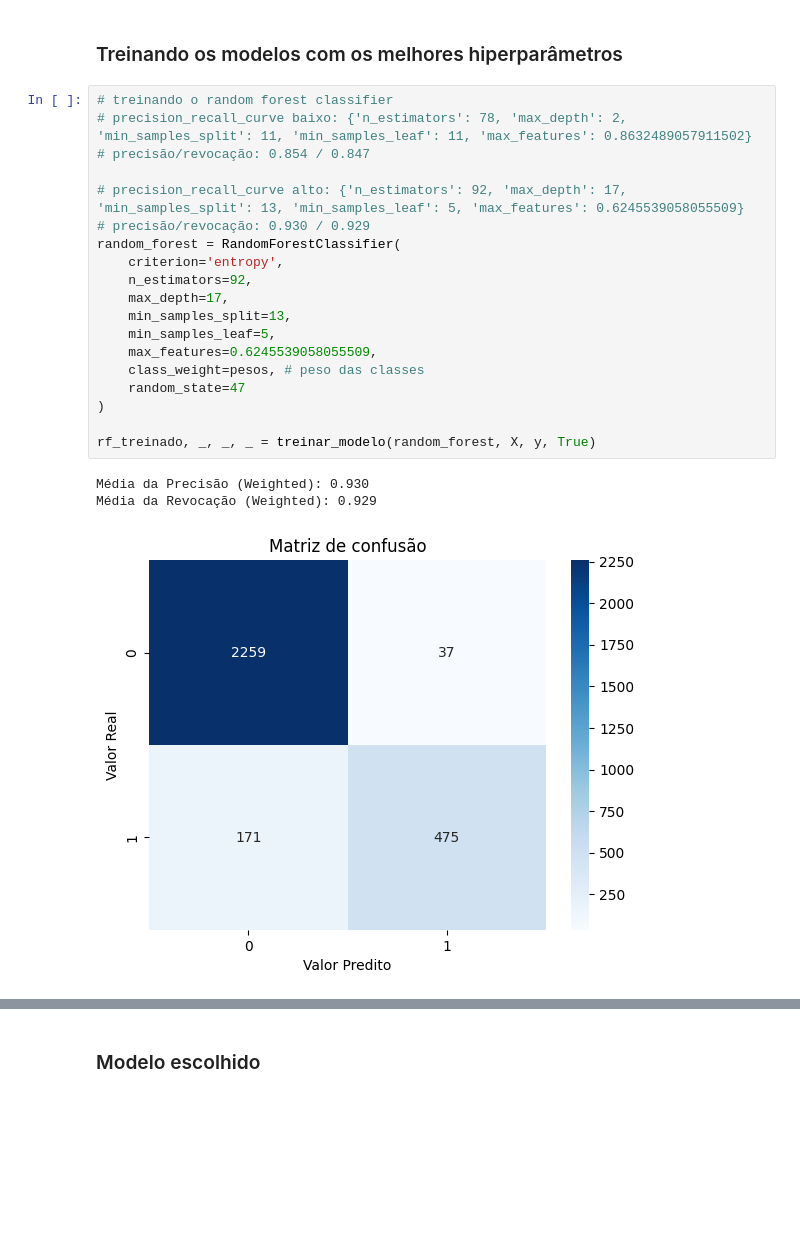
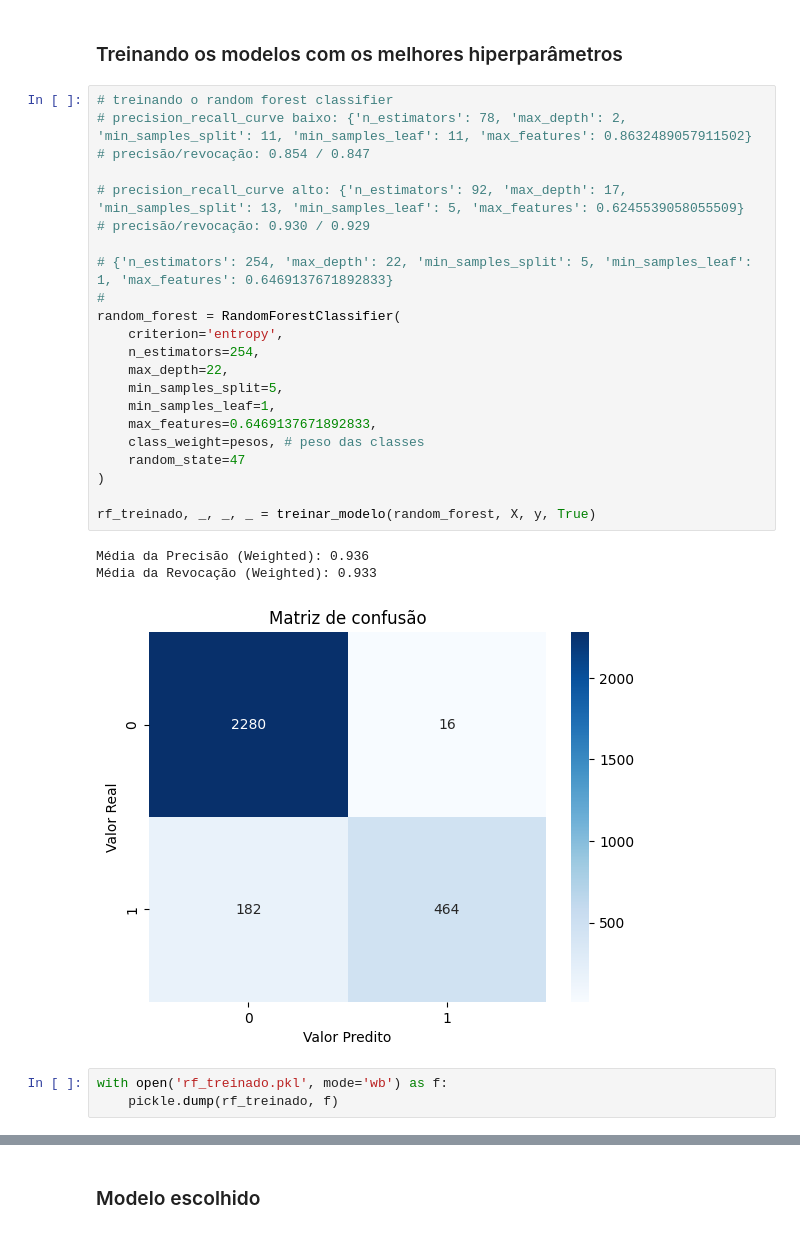
Before and after one commit to GBibiano/risco-credito, a Jupyter notebook: modelagem.ipynb, the cells around one changed output, grey strips where cells are left out. Cells and saved outputs as stored; diff of their text form; blank space fills up the shorter version.

```diff
--- a/modelagem.ipynb
+++ b/modelagem.ipynb
@@ -499,26 +520,32 @@ Melhores hiperparâmetros:  {'n_estimators': 108, 'max_depth': 14, 'learning_rat
 # %%
 # treinando o random forest classifier
 # precision_recall_curve baixo: {'n_estimators': 78, 'max_depth': 2, 'min_samples_split': 11, 'min_samples_leaf': 11, 'max_features': 0.8632489057911502}
 # precisão/revocação: 0.854 / 0.847
 
 # precision_recall_curve alto: {'n_estimators': 92, 'max_depth': 17, 'min_samples_split': 13, 'min_samples_leaf': 5, 'max_features': 0.6245539058055509}
 # precisão/revocação: 0.930 / 0.929
+
+# {'n_estimators': 254, 'max_depth': 22, 'min_samples_split': 5, 'min_samples_leaf': 1, 'max_features': 0.6469137671892833}
+#
 random_forest = RandomForestClassifier(
     criterion='entropy',
-    n_estimators=92,
-    max_depth=17,
-    min_samples_split=13,
-    min_samples_leaf=5,
-    max_features=0.6245539058055509,
+    n_estimators=254,
+    max_depth=22,
+    min_samples_split=5,
+    min_samples_leaf=1,
+    max_features=0.6469137671892833,
     class_weight=pesos, # peso das classes
     random_state=47
 )
 
 rf_treinado, _, _, _ = treinar_modelo(random_forest, X, y, True)
 # %% [output]
-Média da Precisão (Weighted): 0.930
-Média da Revocação (Weighted): 0.929
+Média da Precisão (Weighted): 0.936
+Média da Revocação (Weighted): 0.933
-[figure, old version]
+[figure, new version]
+# %%
+with open('rf_treinado.pkl', mode='wb') as f:
+    pickle.dump(rf_treinado, f)
 # %%
 # treinando o xgboost classifier
 # precision_recall_curve baixo:  {'n_estimators': 50, 'max_depth': 2, 'learning_rate': 0.0336961292658704, 'gamma': 0.7381414333194561}
```
Also changed, not shown: parts of 10 cells of this notebook, 2 other files.
